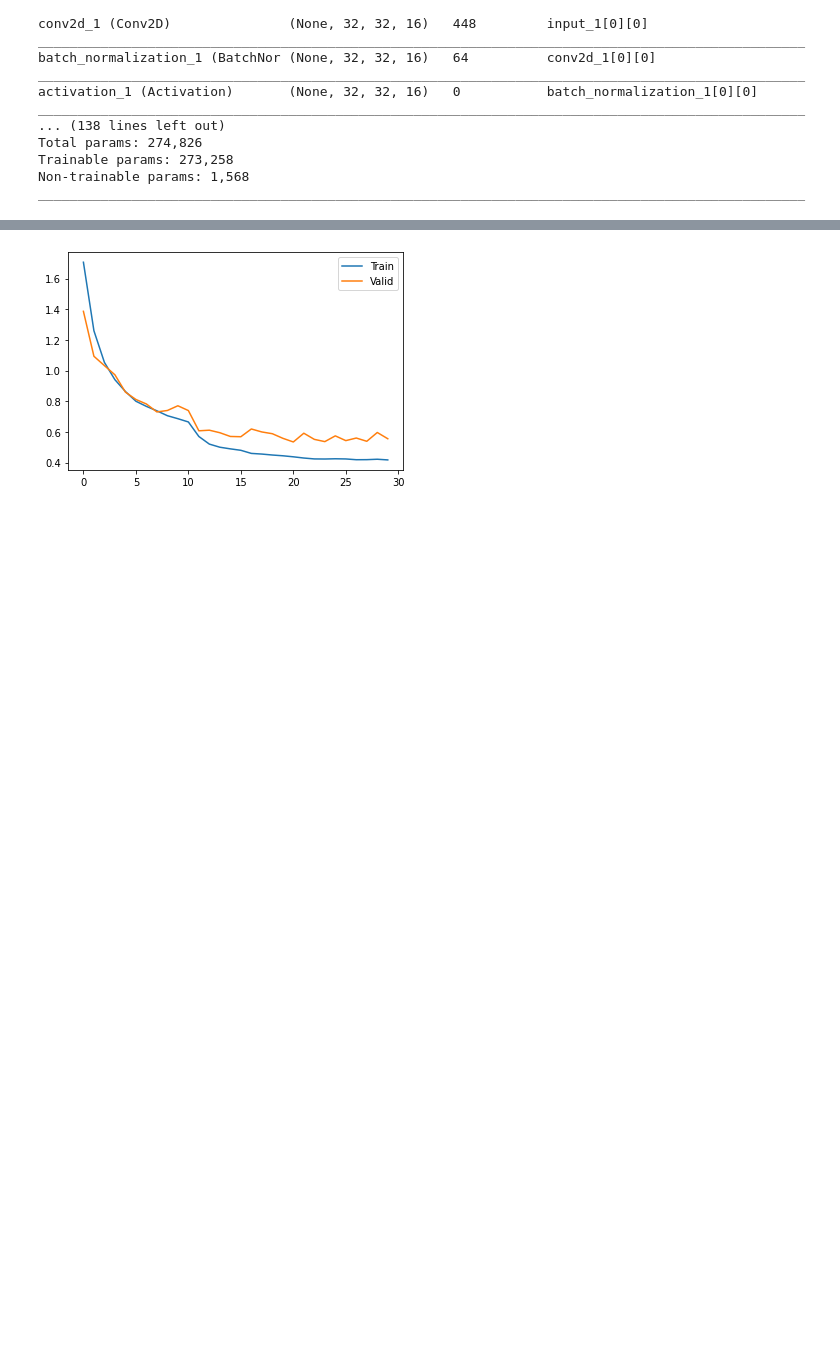
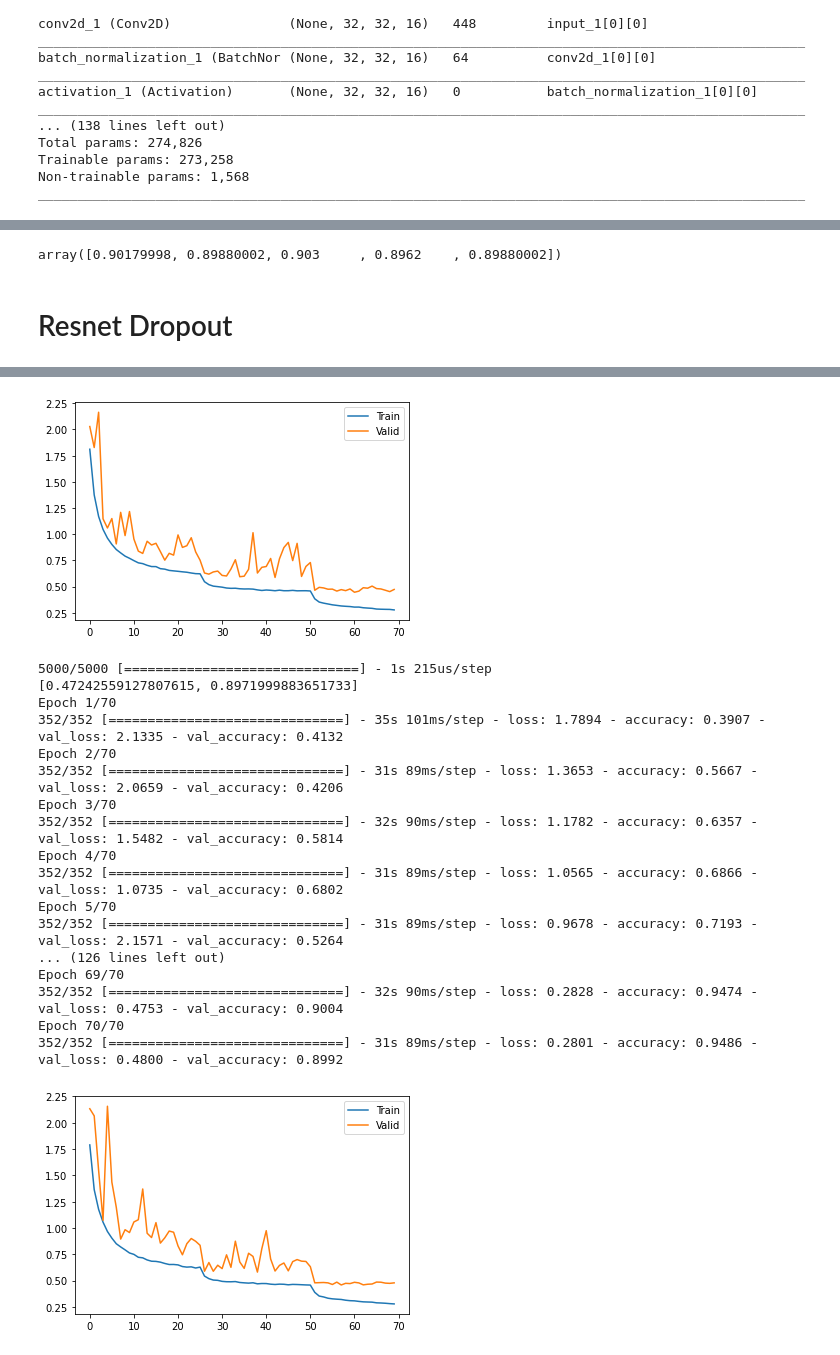
Before and after one commit to YuseqYaseq/pw-deep-learning, a Jupyter notebook: Project2/SmallModels/ResNet.ipynb, the cells around one changed output, grey strips where cells are left out. Drawn from its saved outputs; the diff is of its cells as text; code cells hidden in the pictures; blank space fills up the shorter version.

```diff
--- a/Project2/SmallModels/ResNet.ipynb
+++ b/Project2/SmallModels/ResNet.ipynb
@@ -192,0 +178,11 @@ lrscheduler = LearningRateScheduler(lfScheduleF, verbose=0)
+# %%
+def lfScheduleF(epoch, lr):
+  if epoch > 75:
+      return 0.005
+  if epoch > 50:
+      return 0.01
+  if epoch > 25:
+      return 0.05
+  return 0.1
+
+lrscheduler = LearningRateScheduler(lfScheduleF, verbose=0)
@@ -230,19 +541,39 @@ Epoch 30/30
+# %%
+results0
+# %% [output]
+array([0.90179998, 0.89880002, 0.903     , 0.8962    , 0.89880002])
+# %% [markdown]
+# Resnet Dropout
+# %%
+def lfScheduleF(epoch, lr):
+  if epoch > 50:
+      return 0.01
+  if epoch > 25:
+      return 0.05
+  return 0.1
+
+lrschedulerDropout = LearningRateScheduler(lfScheduleF, verbose=0)
 # %%
-model2 = ResNet(batchnorm_momentum=0.0001)
+results3 = np.zeros(5)
+results3[0] = 0.8880000114440918
+for i in range(1,4):
+  model = ResNetDropout()
 
-datagen = ImageDataGenerator(
-                             width_shift_range=0.1,
-                             height_shift_range=0.1,
-                             horizontal_flip=True,
-                             )
-datagen.fit(x_trainN1)
+  datagen = ImageDataGenerator(
+                              width_shift_range=0.1,
+                              height_shift_range=0.1,
+                              horizontal_flip=True,
+                              )
+  datagen.fit(x_trainN1)
 
 
-opt = optimizers.SGD(learning_rate=0.1, momentum=0.9)
-model2.compile(optimizer=opt, loss='categorical_crossentropy', metrics=['accuracy'])
-
-history = model2.fit_generator(datagen.flow(x_trainN1, y_trainN1, batch_size=128), epochs=30, validation_data=(x_validN1, y_validN1), callbacks=[lrscheduler])
-
-#history = model.fit(x_trainN1, y_trainN1, epochs = 300, batch_size = 128, validation_data=(x_validN1, y_validN1), callbacks=[lrscheduler])
-plot_history(history)
+  opt = optimizers.SGD(learning_rate=0.1, momentum=0.9)
+  model.compile(optimizer=opt, loss='categorical_crossentropy', metrics=['accuracy'])
+  history = model.fit_generator(datagen.flow(x_trainN1, y_trainN1, batch_size=128), epochs=70, validation_data=(x_validN1, y_validN1), callbacks=[lrschedulerDropout])
+  #history = model.fit(x_trainN1, y_trainN1, epochs = 300, batch_size = 128, validation_data=(x_validN1, y_validN1), callbacks=[lrscheduler])
+  plot_history(history)
+  res = model.evaluate(x=x_validN1, y=y_validN1, batch_size=128)
+  print(res)
+  results3[i] = res[1]
+  model.save('/content/drive/My Drive/Colab Notebooks/ResNet/ResNet20_mod_3_{}.hdf5'.format(i))
 # %% [output]
@@ -266 +597,19 @@ Epoch 30/30
-[figure, old version]
+[figure, new version]
+5000/5000 [==============================] - 1s 215us/step
+[0.47242559127807615, 0.8971999883651733]
+Epoch 1/70
+352/352 [==============================] - 35s 101ms/step - loss: 1.7894 - accuracy: 0.3907 - val_loss: 2.1335 - val_accuracy: 0.4132
+Epoch 2/70
+352/352 [==============================] - 31s 89ms/step - loss: 1.3653 - accuracy: 0.5667 - val_loss: 2.0659 - val_accuracy: 0.4206
+Epoch 3/70
+352/352 [==============================] - 32s 90ms/step - loss: 1.1782 - accuracy: 0.6357 - val_loss: 1.5482 - val_accuracy: 0.5814
+Epoch 4/70
+352/352 [==============================] - 31s 89ms/step - loss: 1.0565 - accuracy: 0.6866 - val_loss: 1.0735 - val_accuracy: 0.6802
+Epoch 5/70
+352/352 [==============================] - 31s 89ms/step - loss: 0.9678 - accuracy: 0.7193 - val_loss: 2.1571 - val_accuracy: 0.5264
+... (126 lines left out)
+Epoch 69/70
+352/352 [==============================] - 32s 90ms/step - loss: 0.2828 - accuracy: 0.9474 - val_loss: 0.4753 - val_accuracy: 0.9004
+Epoch 70/70
+352/352 [==============================] - 31s 89ms/step - loss: 0.2801 - accuracy: 0.9486 - val_loss: 0.4800 - val_accuracy: 0.8992
+[figure, added]
```
Also changed, not shown: parts of 32 cells of this notebook, 1 other file.
